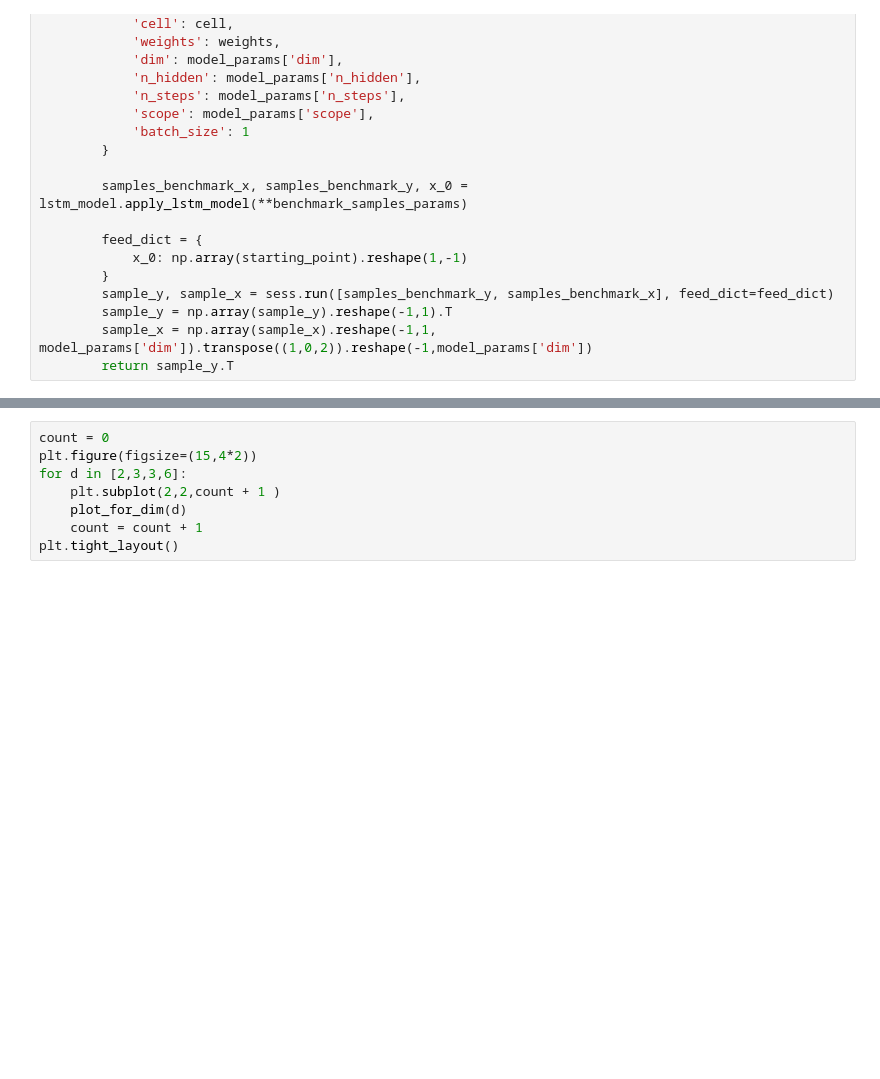
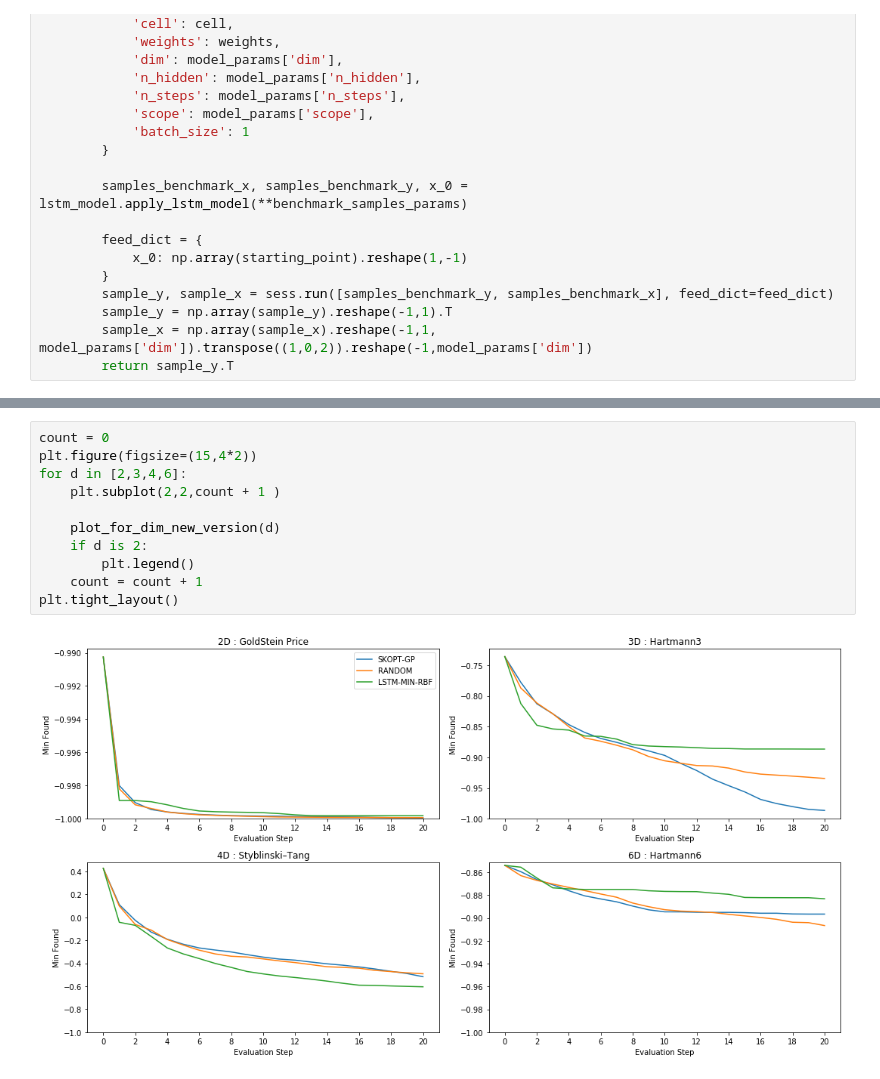
Before and after one commit to p16i/blackbox-optimization-using-rnns, a Jupyter notebook: compare-minimum-value-benchmark-functions.ipynb, the cells around one changed output, grey strips where cells are left out. Cells and saved outputs as stored; diff of their text form; blank space fills up the shorter version.

```diff
--- a/compare-minimum-value-benchmark-functions.ipynb
+++ b/compare-minimum-value-benchmark-functions.ipynb
@@ -172,8 +137,13 @@ plot_for_dim(6)
 # %%
 count = 0
 plt.figure(figsize=(15,4*2))
-for d in [2,3,3,6]:
+for d in [2,3,4,6]:
     plt.subplot(2,2,count + 1 )
-    plot_for_dim(d)
+
+    plot_for_dim_new_version(d)
+    if d is 2:
+        plt.legend()
     count = count + 1
 plt.tight_layout()
+# %% [output]
+[figure, added]
```
Also changed, not shown: parts of 23 cells of this notebook, 4 other files.
